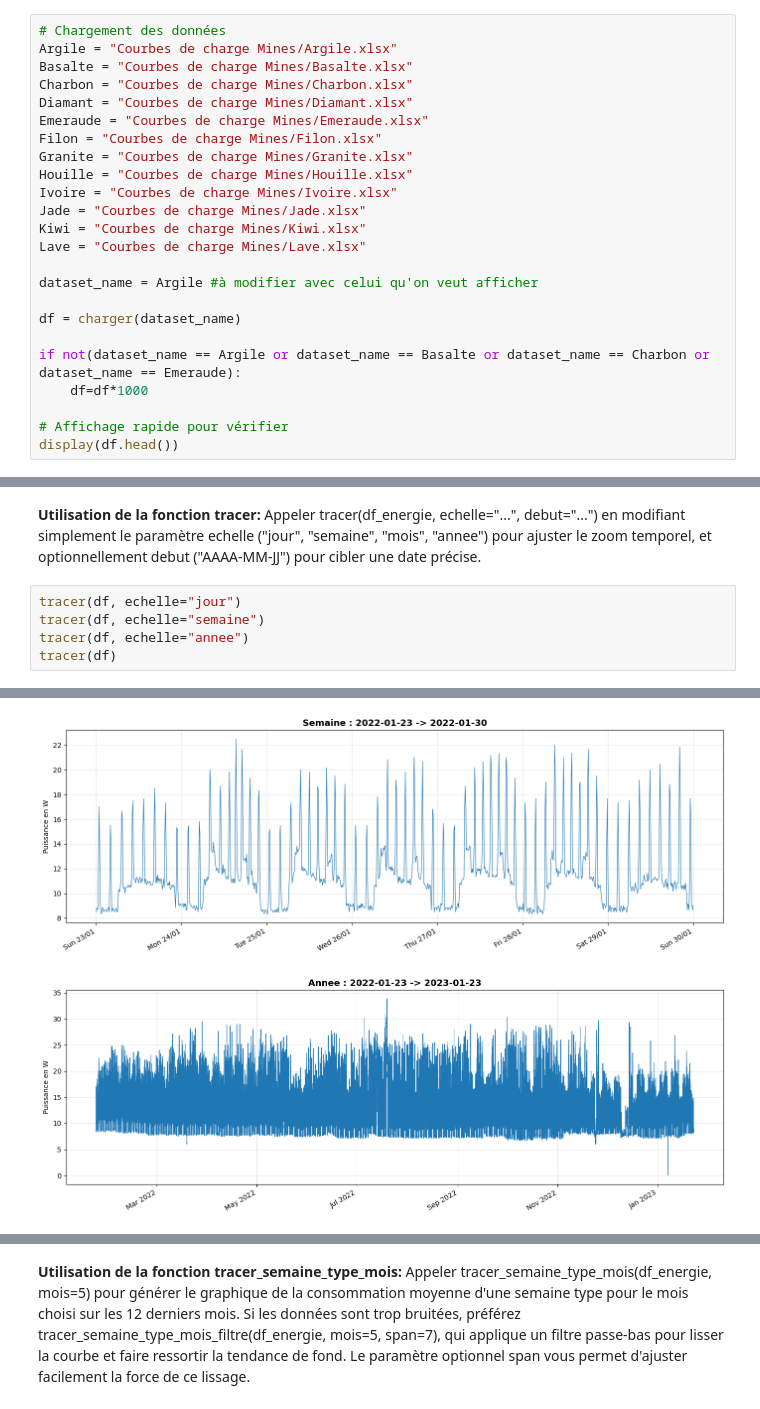
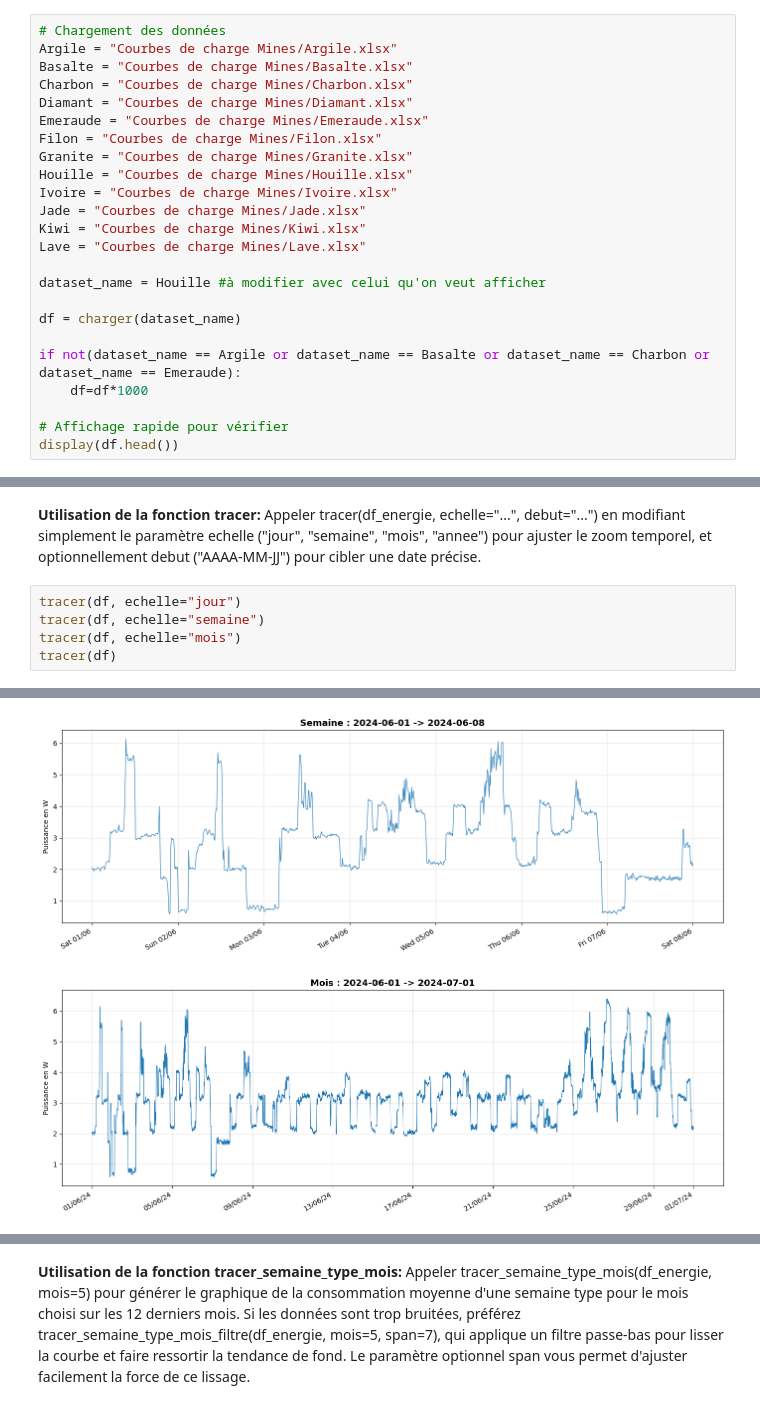
Before and after one commit to Martinks28/Hackaton-Analyse-courbe-de-charge, a Jupyter notebook: affichage des courbes de charge.ipynb, the cells around one changed output, grey strips where cells are left out. Drawn from its saved outputs; the diff is of its cells as text.

```diff
--- a/affichage des courbes de charge.ipynb
+++ b/affichage des courbes de charge.ipynb
@@ -24,7 +24,7 @@ Jade = "Courbes de charge Mines/Jade.xlsx"
 Kiwi = "Courbes de charge Mines/Kiwi.xlsx"
 Lave = "Courbes de charge Mines/Lave.xlsx"
 
-dataset_name = Argile #à modifier avec celui qu'on veut afficher
+dataset_name = Houille #à modifier avec celui qu'on veut afficher
 
 df = charger(dataset_name)
 
@@ -47,6 +46,6 @@ Appeler tracer(df_energie, echelle="...", debut="...") en modifiant simplement l
 # %%
 tracer(df, echelle="jour")
 tracer(df, echelle="semaine")
-tracer(df, echelle="annee")
+tracer(df, echelle="mois")
 tracer(df)
 # %% [output]
@@ -54,2 +53,2 @@ tracer(df)
-[figure, old version]
+[figure, new version]
-[figure, old version]
+[figure, new version]
```
Also changed, not shown: parts of 2 cells of this notebook, 1 other file.
